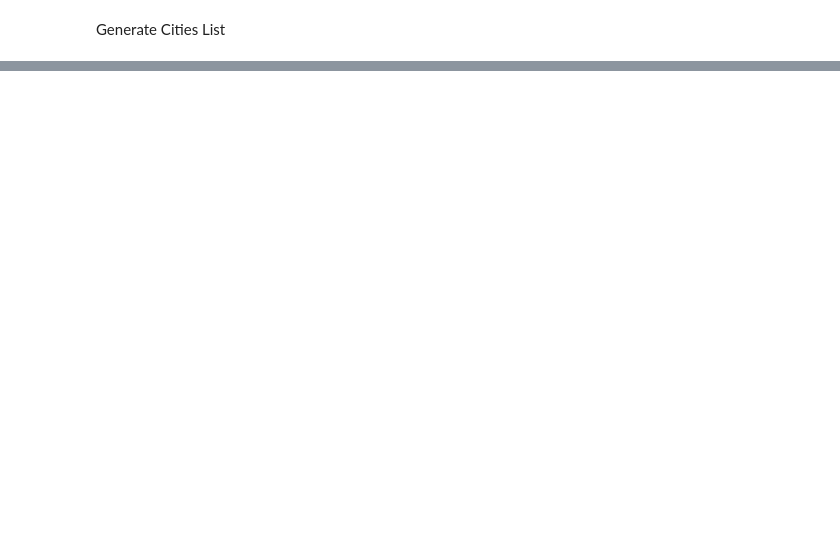
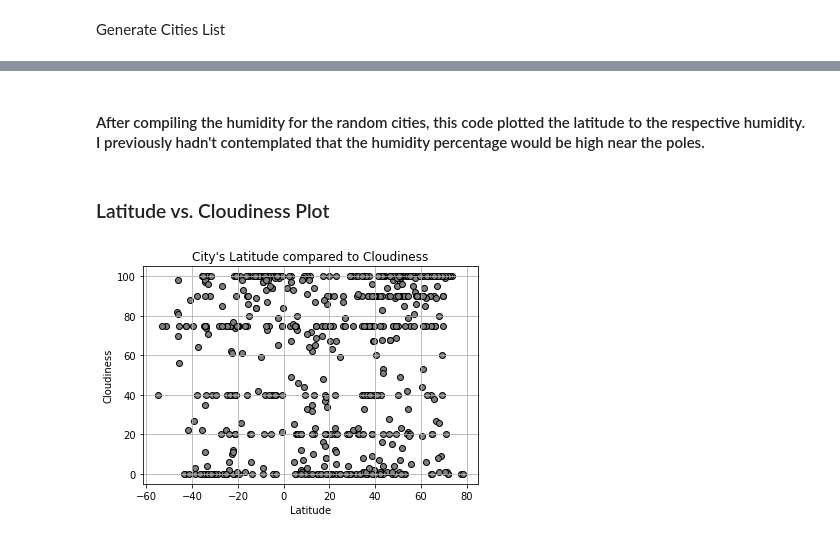
Before and after one commit to MTQMcCarthy/python-api-challenge, a Jupyter notebook: WeatherPy/WeatherPy.ipynb, the cells around one changed output, grey strips where cells are left out. Saved outputs shown, nothing was run; the diff lists cells and outputs as text; code cells hidden in the pictures; blank space fills up the shorter version.

```diff
--- a/WeatherPy/WeatherPy.ipynb
+++ b/WeatherPy/WeatherPy.ipynb
@@ -178,0 +207,17 @@ Southern Hemisphere - Wind Speed (mph) vs. Latitude Linear Regression
+# %% [markdown]
+#### After compiling the humidity for the random cities, this code plotted the latitude to the respective humidity. I previously hadn't contemplated that the humidity percentage would be high near the poles.
+# %% [markdown]
+### Latitude vs. Cloudiness Plot
+# %%
+x_values = weather_data_df["Lat"]
+y_values = weather_data_df["Cloudiness"]
+plt.scatter(x_values, y_values, edgecolors="black", color="gray")
+plt.title("City's Latitude compared to Cloudiness")
+plt.xlabel("Latitude")
+plt.ylabel("Cloudiness")
+plt.grid()
+
+# Save scatter plot
+plt.savefig("Temp_to_Cloudines.png")
+# %% [output]
+[figure, added]
```
Also changed, not shown: parts of 83 cells of this notebook, 11 other files.
